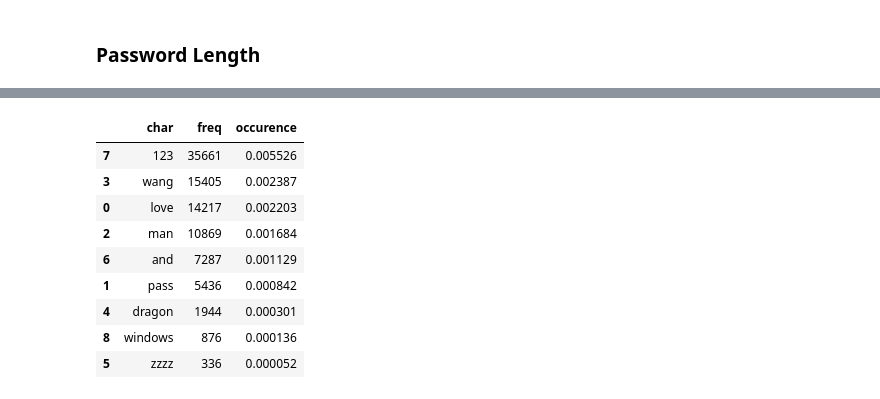
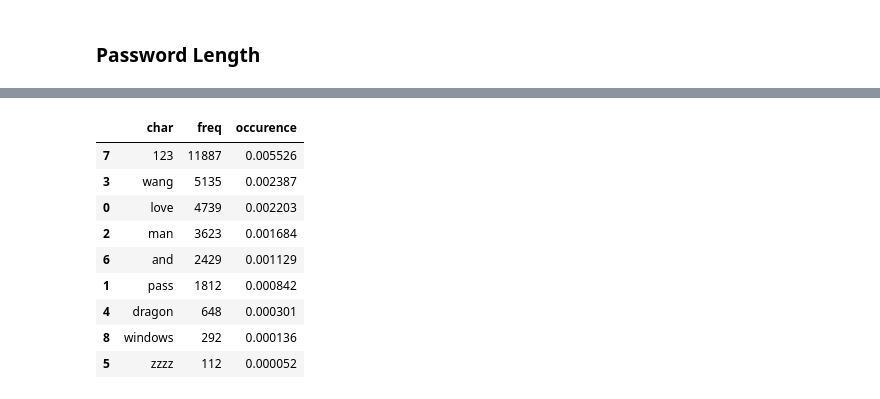
Before and after one commit to mondayn/py, a Jupyter notebook: pwAnalysis.ipynb, the cells around one changed output, grey strips where cells are left out. Drawn from its saved outputs; the diff is of its cells as text; code cells hidden in the pictures.

```diff
--- a/pwAnalysis.ipynb
+++ b/pwAnalysis.ipynb
@@ -32,0 +26,2 @@ Wall time: 2.4 s
+# %%
+df = pd.read_csv('http://datashaping.com/passwords.txt',skiprows=16,names=(['pw']),quoting=3)  # nrows=10
@@ -232,17 +210,17 @@ most common words are
 # %%
 #how often do these phrases appear?
 df5 = pd.DataFrame({'char':['love','pass','man','wang','dragon','zzzz','and','123','windows']})
-df5['freq']= df5.char.apply(lambda ch: df[df.pw.str.lower().str.match(ch.lower(),na=False)].size)
-df5['occurence']= df5.char.apply(lambda ch: df[df.pw.str.lower().str.match(ch.lower(),na=False)].size / df.size)
+df5['freq']= df5.char.apply(lambda ch: df[df.pw.str.lower().str.match(ch.lower(),na=False)].shape[0])
+df5['occurence']= df5.char.apply(lambda ch: df[df.pw.str.lower().str.match(ch.lower(),na=False)].shape[0] / df.shape[0])
 df5.sort_values(by='freq',ascending=False)
 # %% [output]
 |  | char | freq | occurence |
-| 7 | 123 | 35661 | 0.005526 |
-| 3 | wang | 15405 | 0.002387 |
-| 0 | love | 14217 | 0.002203 |
-| 2 | man | 10869 | 0.001684 |
-| 6 | and | 7287 | 0.001129 |
-| 1 | pass | 5436 | 0.000842 |
-| 4 | dragon | 1944 | 0.000301 |
-| 8 | windows | 876 | 0.000136 |
-| 5 | zzzz | 336 | 0.000052 |
+| 7 | 123 | 11887 | 0.005526 |
+| 3 | wang | 5135 | 0.002387 |
+| 0 | love | 4739 | 0.002203 |
+| 2 | man | 3623 | 0.001684 |
+| 6 | and | 2429 | 0.001129 |
+| 1 | pass | 1812 | 0.000842 |
+| 4 | dragon | 648 | 0.000301 |
+| 8 | windows | 292 | 0.000136 |
+| 5 | zzzz | 112 | 0.000052 |
```
Also changed, not shown: parts of 27 cells of this notebook, 3 other files.
